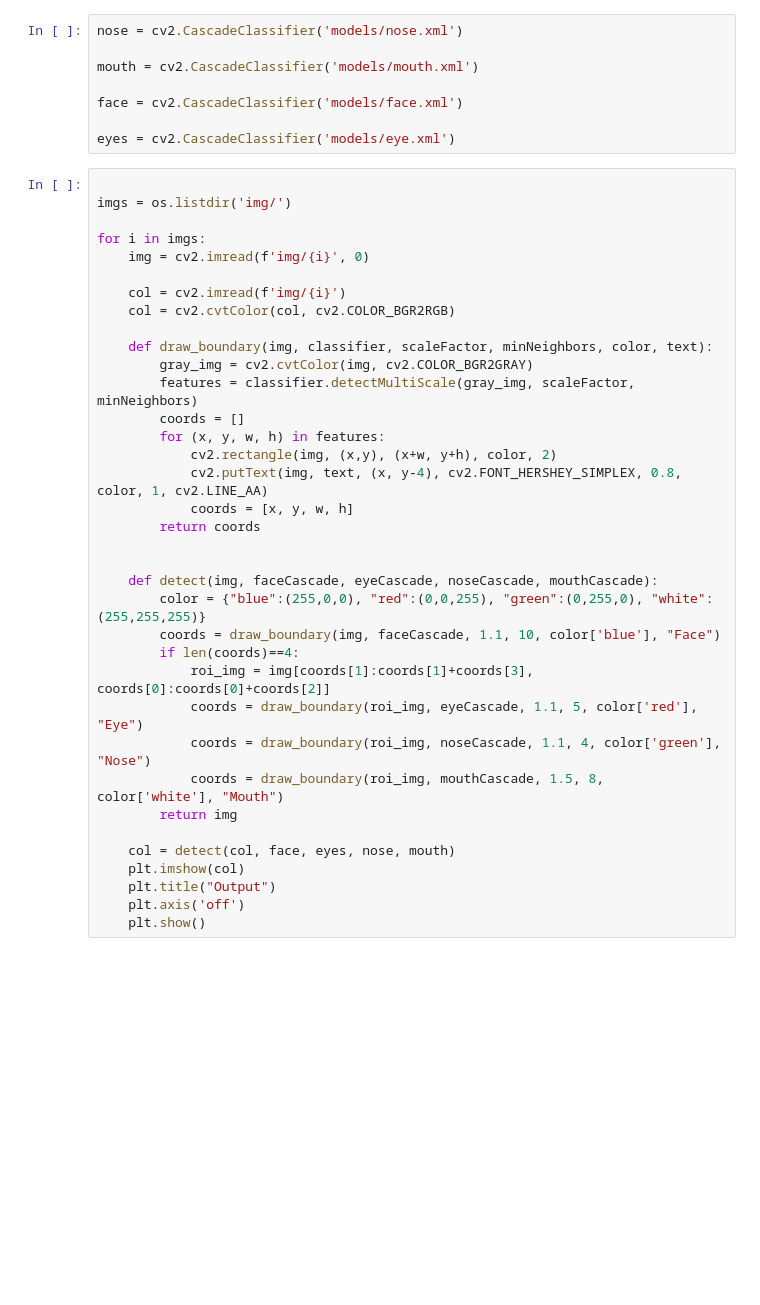
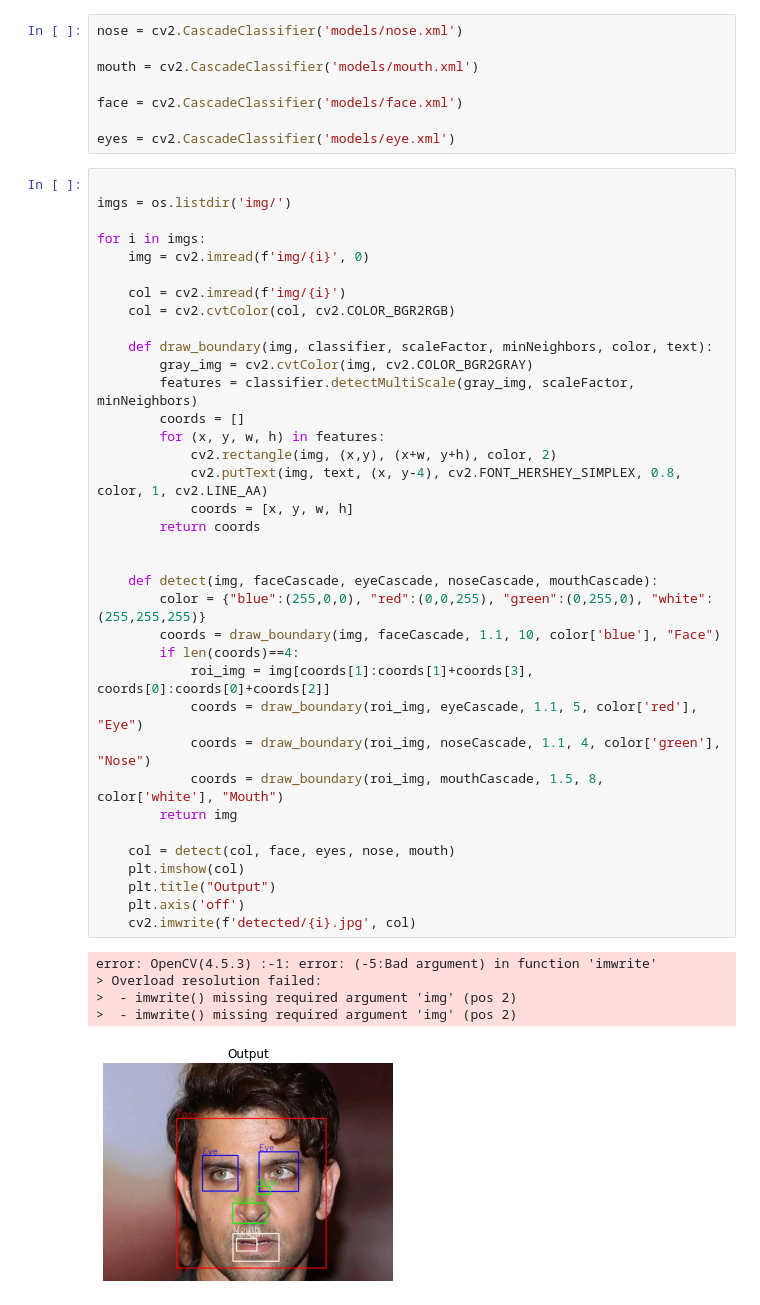
Before and after one commit to arghyagod-coder/COTM-FaceDetectionAndEdgeDetection, a Jupyter notebook: facedetect.ipynb, the cells around one changed output. Saved outputs shown, nothing was run; the diff lists cells and outputs as text; blank space fills up the shorter version.

```diff
--- a/facedetect.ipynb
+++ b/facedetect.ipynb
@@ -19,31 +19,37 @@ for i in imgs:
     img = cv2.imread(f'img/{i}', 0)
 
     col = cv2.imread(f'img/{i}')
     col = cv2.cvtColor(col, cv2.COLOR_BGR2RGB)
 
     def draw_boundary(img, classifier, scaleFactor, minNeighbors, color, text):
         gray_img = cv2.cvtColor(img, cv2.COLOR_BGR2GRAY)
         features = classifier.detectMultiScale(gray_img, scaleFactor, minNeighbors)
         coords = []
         for (x, y, w, h) in features:
             cv2.rectangle(img, (x,y), (x+w, y+h), color, 2)
             cv2.putText(img, text, (x, y-4), cv2.FONT_HERSHEY_SIMPLEX, 0.8, color, 1, cv2.LINE_AA)
             coords = [x, y, w, h]
         return coords
 
 
     def detect(img, faceCascade, eyeCascade, noseCascade, mouthCascade):
         color = {"blue":(255,0,0), "red":(0,0,255), "green":(0,255,0), "white":(255,255,255)}
         coords = draw_boundary(img, faceCascade, 1.1, 10, color['blue'], "Face")
         if len(coords)==4:
             roi_img = img[coords[1]:coords[1]+coords[3], coords[0]:coords[0]+coords[2]]
             coords = draw_boundary(roi_img, eyeCascade, 1.1, 5, color['red'], "Eye")
             coords = draw_boundary(roi_img, noseCascade, 1.1, 4, color['green'], "Nose")
             coords = draw_boundary(roi_img, mouthCascade, 1.5, 8, color['white'], "Mouth")
         return img
 
     col = detect(col, face, eyes, nose, mouth)
     plt.imshow(col)
     plt.title("Output")
     plt.axis('off')
-    plt.show()
+    cv2.imwrite(f'detected/{i}.jpg', col)
+# %% [output]
+error: OpenCV(4.5.3) :-1: error: (-5:Bad argument) in function 'imwrite'
+> Overload resolution failed:
+>  - imwrite() missing required argument 'img' (pos 2)
+>  - imwrite() missing required argument 'img' (pos 2)
+[figure, added]
```
Also changed, not shown: 20 other files.
